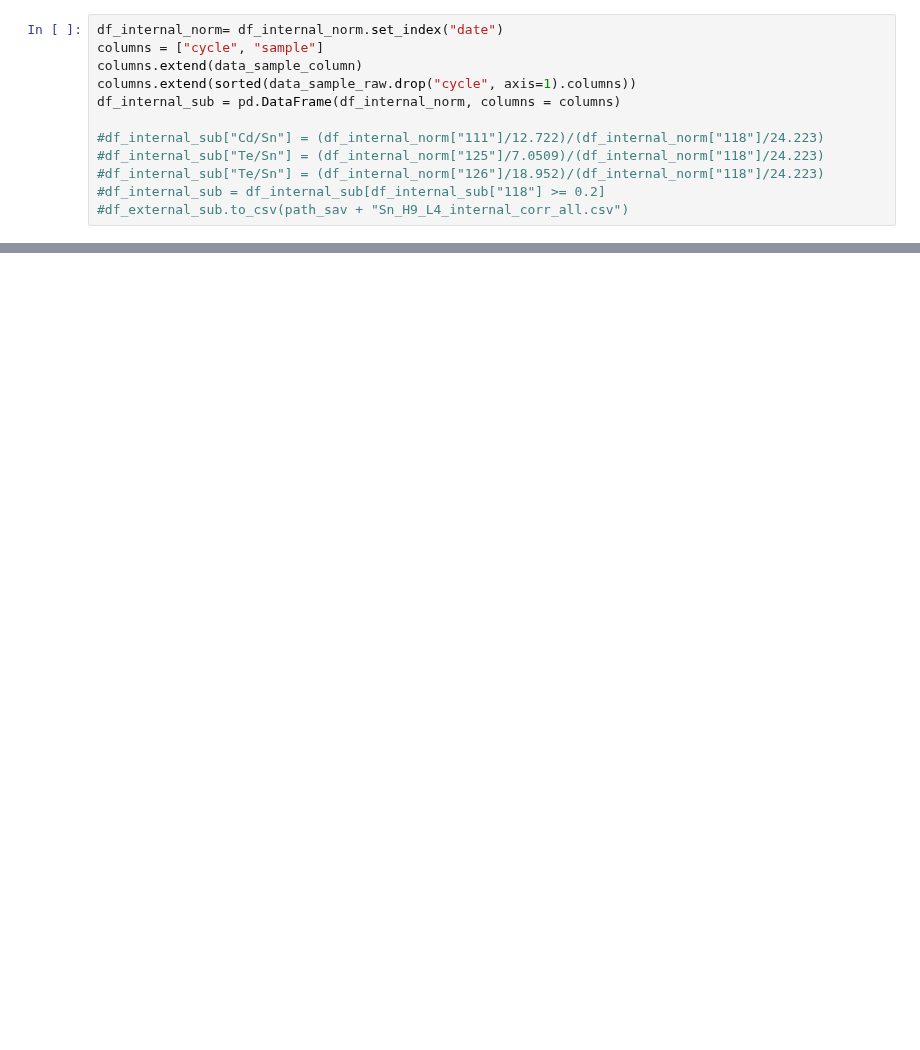
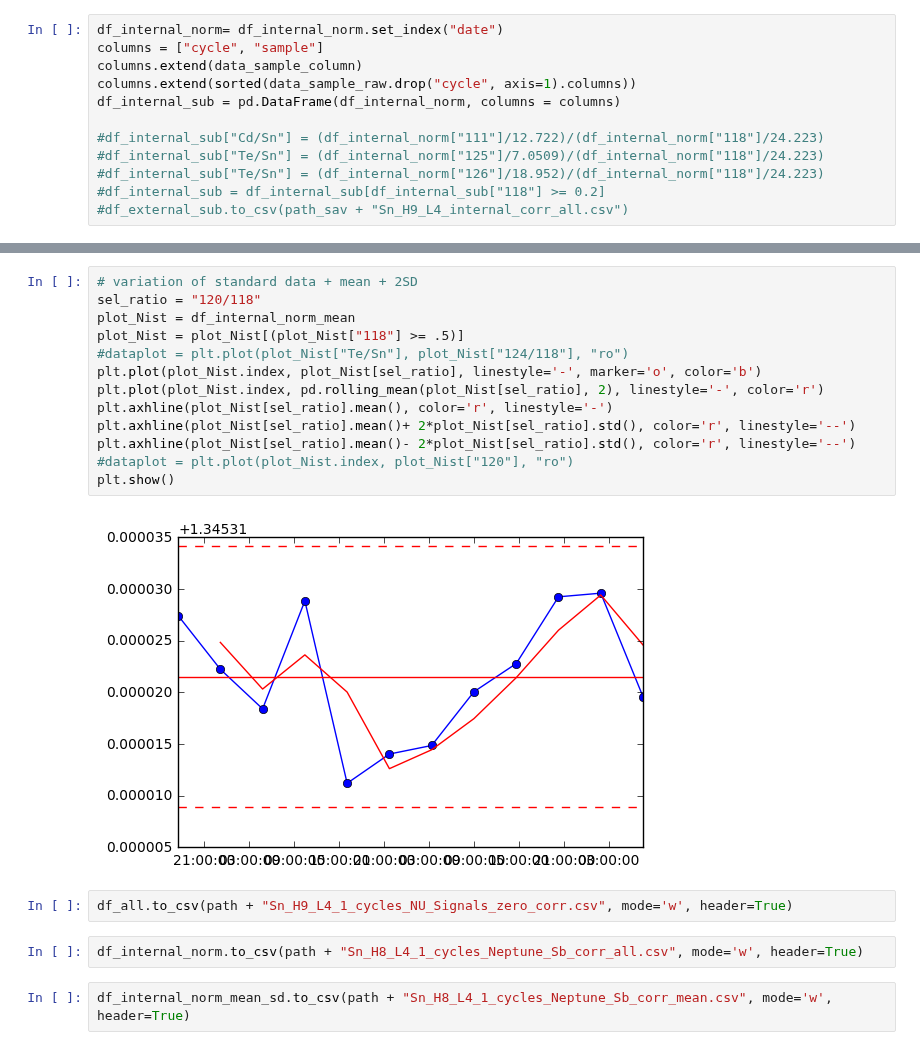
Before and after one commit to Marfster/NU_Plasma, a Jupyter notebook: Neptune_data_extraction.ipynb, the cells around one changed output, grey strips where cells are left out. Drawn from its saved outputs; the diff is of its cells as text; blank space fills up the shorter version.

```diff
--- a/Neptune_data_extraction.ipynb
+++ b/Neptune_data_extraction.ipynb
@@ -201,0 +224,21 @@ df_internal_norm_mean
+# %%
+# variation of standard data + mean + 2SD
+sel_ratio = "120/118"
+plot_Nist = df_internal_norm_mean
+plot_Nist = plot_Nist[(plot_Nist["118"] >= .5)]
+#dataplot = plt.plot(plot_Nist["Te/Sn"], plot_Nist["124/118"], "ro")
+plt.plot(plot_Nist.index, plot_Nist[sel_ratio], linestyle='-', marker='o', color='b')
+plt.plot(plot_Nist.index, pd.rolling_mean(plot_Nist[sel_ratio], 2), linestyle='-', color='r')
+plt.axhline(plot_Nist[sel_ratio].mean(), color='r', linestyle='-')
+plt.axhline(plot_Nist[sel_ratio].mean()+ 2*plot_Nist[sel_ratio].std(), color='r', linestyle='--')
+plt.axhline(plot_Nist[sel_ratio].mean()- 2*plot_Nist[sel_ratio].std(), color='r', linestyle='--')
+#dataplot = plt.plot(plot_Nist.index, plot_Nist["120"], "ro")
+plt.show()
+# %% [output]
+[figure, added]
+# %%
+df_all.to_csv(path + "Sn_H9_L4_1_cycles_NU_Signals_zero_corr.csv", mode='w', header=True)
+# %%
+df_internal_norm.to_csv(path + "Sn_H8_L4_1_cycles_Neptune_Sb_corr_all.csv", mode='w', header=True)
+# %%
+df_internal_norm_mean_sd.to_csv(path + "Sn_H8_L4_1_cycles_Neptune_Sb_corr_mean.csv", mode='w', header=True)
```
Also changed, not shown: parts of 5 cells of this notebook.
